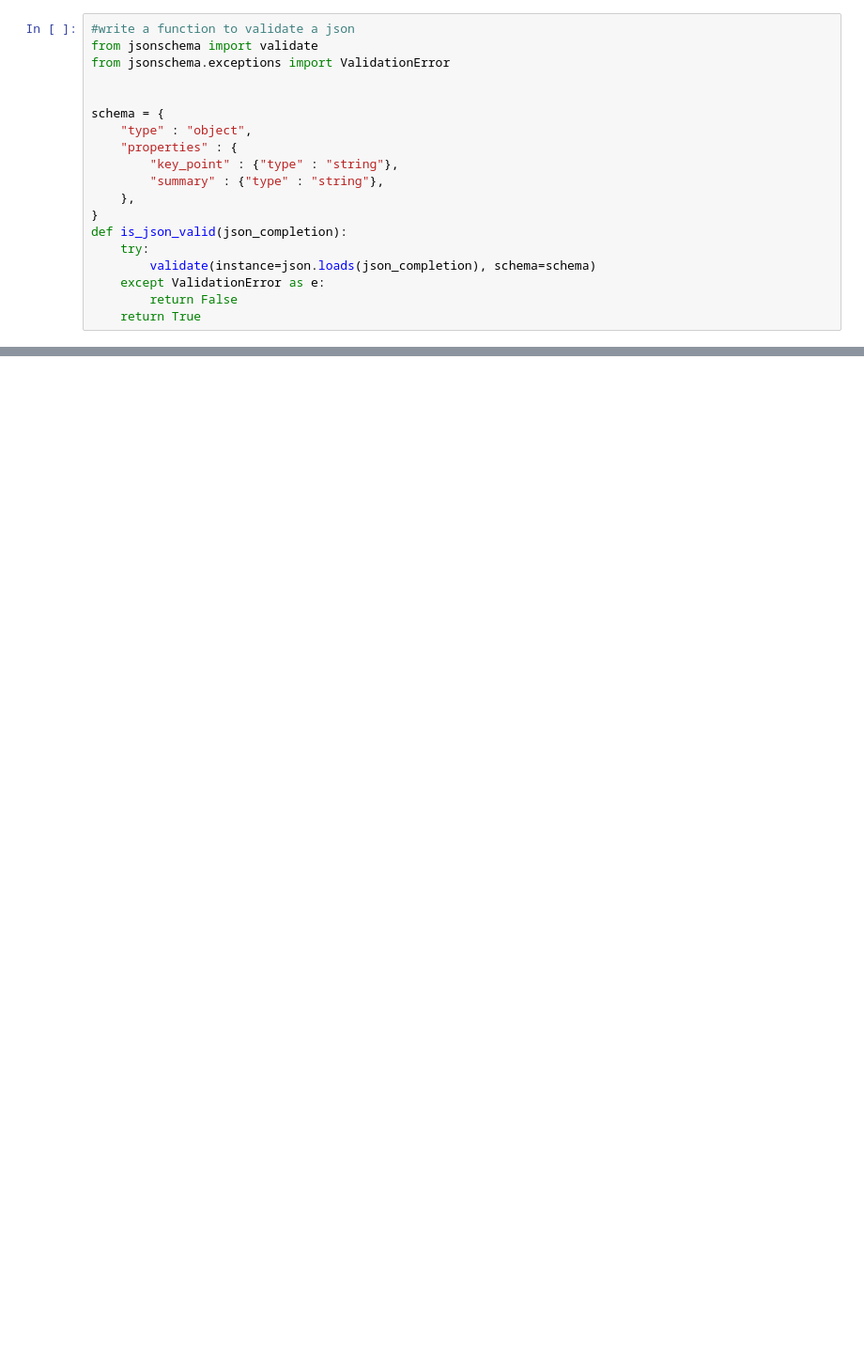
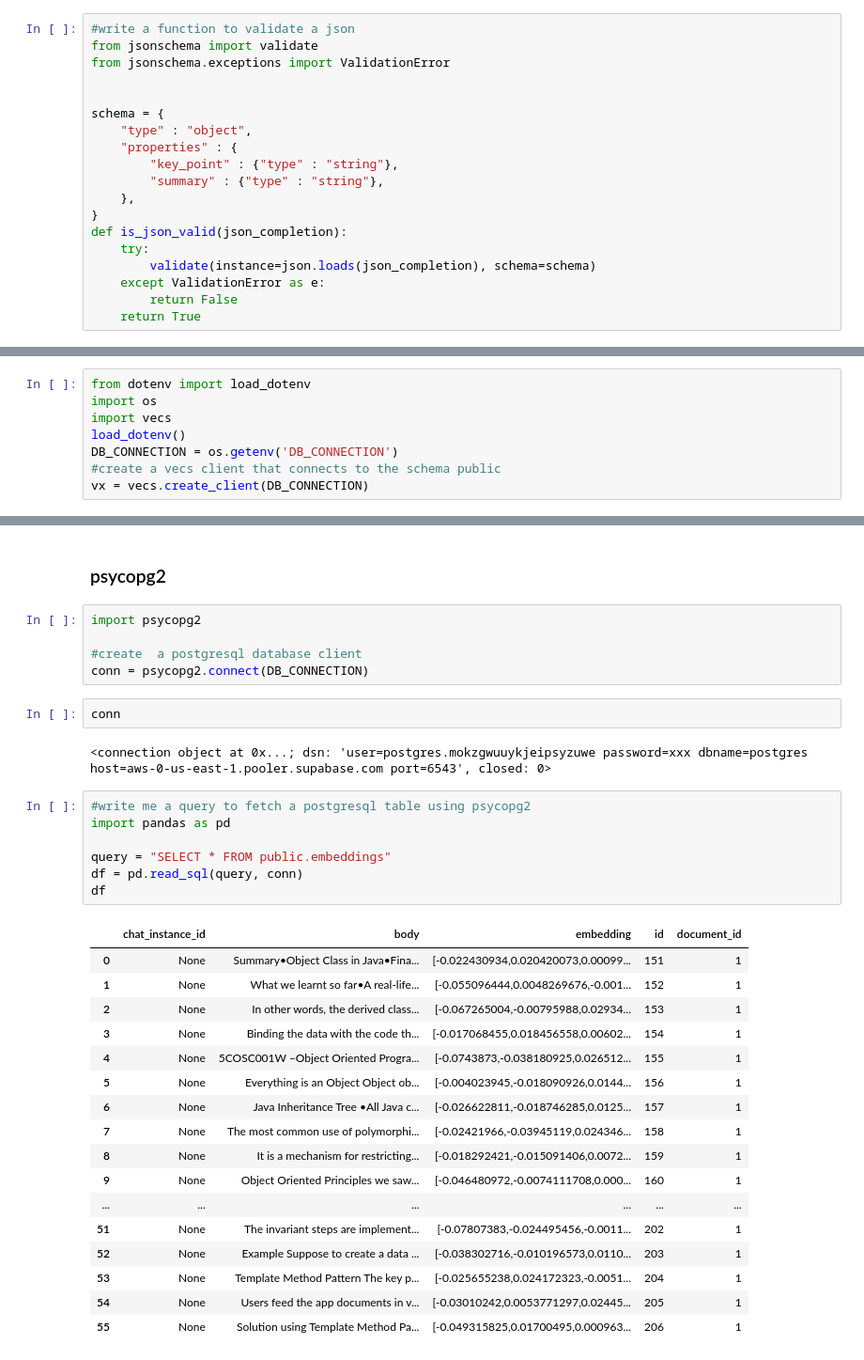
Before and after one commit to vpgits/sdgp-backend, a Jupyter notebook: testing.ipynb, the cells around one changed output, grey strips where cells are left out. Shown at 94% size. Saved outputs shown, nothing was run; the diff lists cells and outputs as text; blank space fills up the shorter version.

```diff
--- a/testing.ipynb
+++ b/testing.ipynb
@@ -254,0 +316,8 @@ out.choices[0].message.content
+# %%
+from dotenv import load_dotenv
+import os
+import vecs
+load_dotenv()
+DB_CONNECTION = os.getenv('DB_CONNECTION')
+#create a vecs client that connects to the schema public
+vx = vecs.create_client(DB_CONNECTION)
@@ -254,0 +362,36 @@ out.choices[0].message.content
+# %% [markdown]
+### psycopg2
+# %%
+import psycopg2
+
+#create  a postgresql database client
+conn = psycopg2.connect(DB_CONNECTION)
+# %%
+conn
+# %% [output]
+<connection object at 0x...; dsn: 'user=postgres.mokzgwuuykjeipsyzuwe password=xxx dbname=postgres host=aws-0-us-east-1.pooler.supabase.com port=6543', closed: 0>
+# %%
+#write me a query to fetch a postgresql table using psycopg2
+import pandas as pd
+
+query = "SELECT * FROM public.embeddings"
+df = pd.read_sql(query, conn)
+df
+# %% [output]
+|  | chat_instance_id | body | embedding | id | document_id |
+| 0 | None | Summary•Object Class in Java•Fina... | [-0.022430934,0.020420073,0.00099... | 151 | 1 |
+| 1 | None | What we learnt so far•A real-life... | [-0.055096444,0.0048269676,-0.001... | 152 | 1 |
+| 2 | None | In other words, the derived class... | [-0.067265004,-0.00795988,0.02934... | 153 | 1 |
+| 3 | None | Binding the data with the code th... | [-0.017068455,0.018456558,0.00602... | 154 | 1 |
+| 4 | None | 5COSC001W –Object Oriented Progra... | [-0.0743873,-0.038180925,0.026512... | 155 | 1 |
+| 5 | None | Everything is an Object Object ob... | [-0.004023945,-0.018090926,0.0144... | 156 | 1 |
+| 6 | None | Java Inheritance Tree •All Java c... | [-0.026622811,-0.018746285,0.0125... | 157 | 1 |
+| 7 | None | The most common use of polymorphi... | [-0.02421966,-0.03945119,0.024346... | 158 | 1 |
+| 8 | None | It is a mechanism for restricting... | [-0.018292421,-0.015091406,0.0072... | 159 | 1 |
+| 9 | None | Object Oriented Principles we saw... | [-0.046480972,-0.0074111708,0.000... | 160 | 1 |
+| ... | ... | ... | ... | ... | ... |
+| 51 | None | The invariant steps are implement... | [-0.07807383,-0.024495456,-0.0011... | 202 | 1 |
+| 52 | None | Example Suppose to create a data ... | [-0.038302716,-0.010196573,0.0110... | 203 | 1 |
+| 53 | None | Template Method Pattern The key p... | [-0.025655238,0.024172323,-0.0051... | 204 | 1 |
+| 54 | None | Users feed the app documents in v... | [-0.03010242,0.0053771297,0.02445... | 205 | 1 |
+| 55 | None | Solution using Template Method Pa... | [-0.049315825,0.01700495,0.000963... | 206 | 1 |
```
Also changed, not shown: parts of 27 cells of this notebook, 1 other file.
